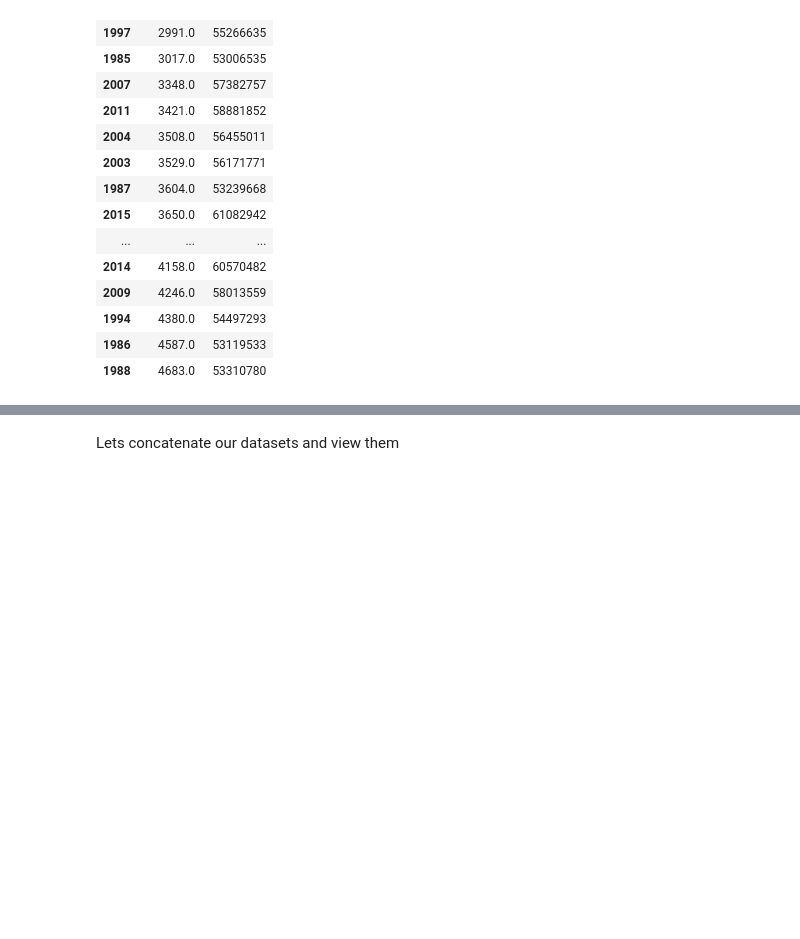
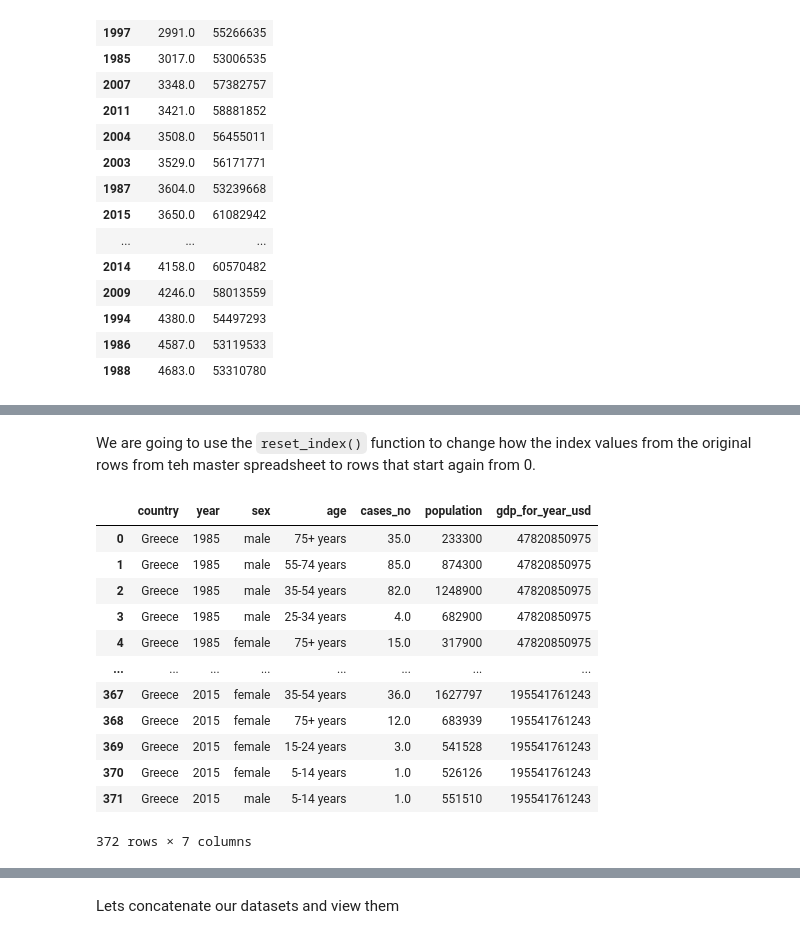
Before and after one commit to catriiona/TeamCoders_Event_Based_Model, a Jupyter notebook: Data_Cleaning_And_Wrangling/Data_Wrangling_WHO.ipynb, the cells around one changed output, grey strips where cells are left out. Drawn from its saved outputs; the diff is of its cells as text; code cells hidden in the pictures; blank space fills up the shorter version.

```diff
--- a/Data_Cleaning_And_Wrangling/Data_Wrangling_WHO.ipynb
+++ b/Data_Cleaning_And_Wrangling/Data_Wrangling_WHO.ipynb
@@ -856,0 +894,21 @@ If you us the following code that concatenates the dataframes (df1 and df2)  wit
+# %% [markdown]
+We are going to use the `reset_index()` function to change how the index values from the original rows from teh master spreadsheet to rows that start again from 0.
+# %%
+df_uk = df_uk.reset_index(drop=True)
+df_greece = df_greece.reset_index(drop=True)
+df_uk
+df_greece
+# %% [output]
+|  | country | year | sex | age | cases_no | population | gdp_for_year_usd |
+| 0 | Greece | 1985 | male | 75+ years | 35.0 | 233300 | 47820850975 |
+| 1 | Greece | 1985 | male | 55-74 years | 85.0 | 874300 | 47820850975 |
+| 2 | Greece | 1985 | male | 35-54 years | 82.0 | 1248900 | 47820850975 |
+| 3 | Greece | 1985 | male | 25-34 years | 4.0 | 682900 | 47820850975 |
+| 4 | Greece | 1985 | female | 75+ years | 15.0 | 317900 | 47820850975 |
+| ... | ... | ... | ... | ... | ... | ... | ... |
+| 367 | Greece | 2015 | female | 35-54 years | 36.0 | 1627797 | 195541761243 |
+| 368 | Greece | 2015 | female | 75+ years | 12.0 | 683939 | 195541761243 |
+| 369 | Greece | 2015 | female | 15-24 years | 3.0 | 541528 | 195541761243 |
+| 370 | Greece | 2015 | female | 5-14 years | 1.0 | 526126 | 195541761243 |
+| 371 | Greece | 2015 | male | 5-14 years | 1.0 | 551510 | 195541761243 |
+372 rows × 7 columns
```
Also changed, not shown: parts of 59 cells of this notebook.
